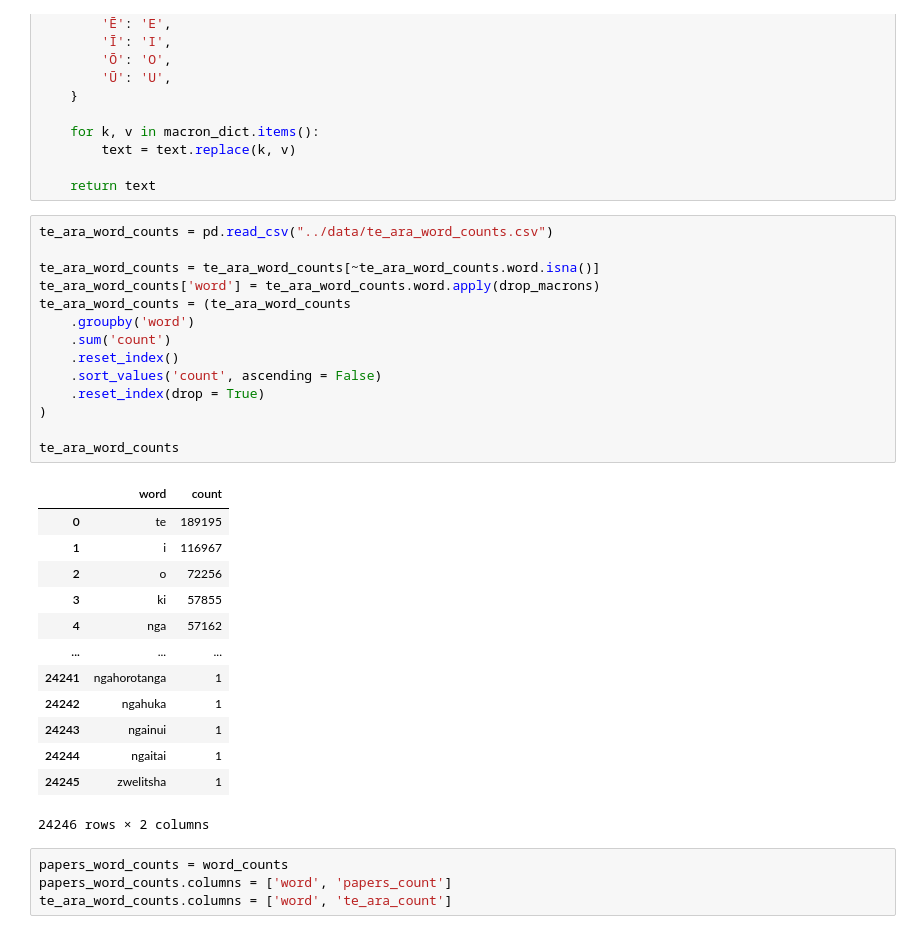
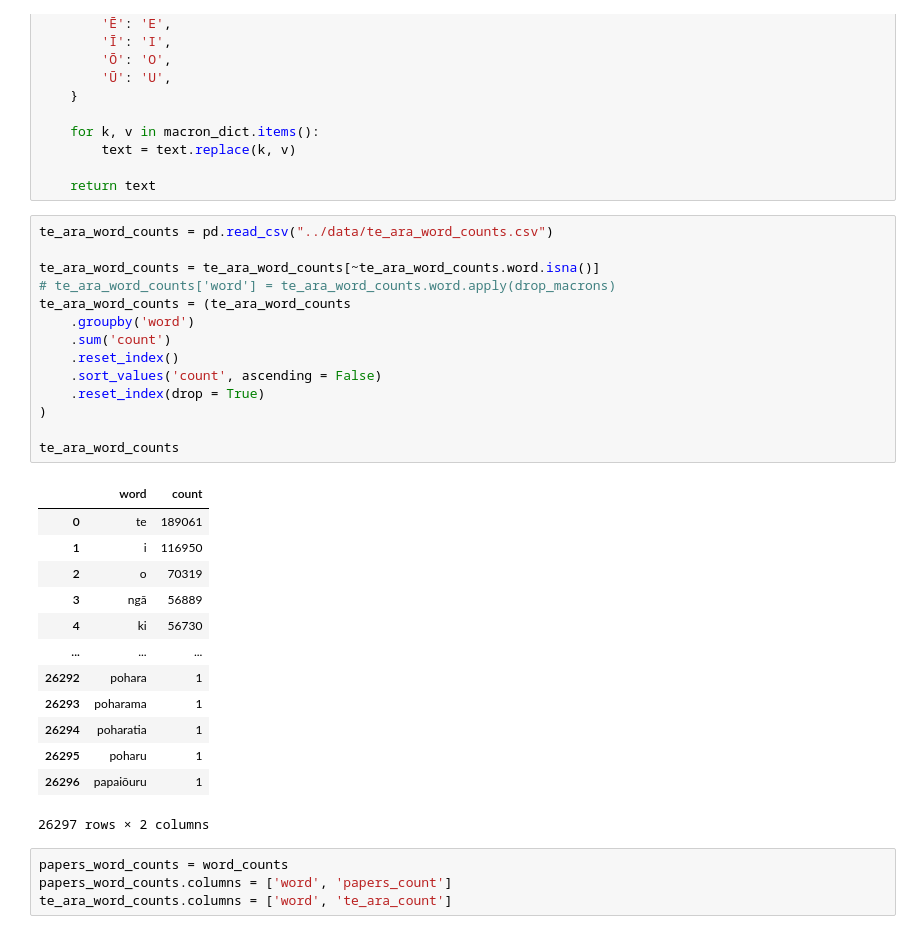
Before and after one commit to mathematiguy/word-embeddings, a Jupyter notebook: analysis/cleaning_papers_past.ipynb, the cells around one changed output. Saved outputs shown, nothing was run; the diff lists cells and outputs as text.

```diff
--- a/analysis/cleaning_papers_past.ipynb
+++ b/analysis/cleaning_papers_past.ipynb
@@ -157,31 +158,31 @@ def drop_macrons(text):
 # %%
 te_ara_word_counts = pd.read_csv("../data/te_ara_word_counts.csv")
 
 te_ara_word_counts = te_ara_word_counts[~te_ara_word_counts.word.isna()]
-te_ara_word_counts['word'] = te_ara_word_counts.word.apply(drop_macrons)
+# te_ara_word_counts['word'] = te_ara_word_counts.word.apply(drop_macrons)
 te_ara_word_counts = (te_ara_word_counts
     .groupby('word')
     .sum('count')
     .reset_index()
     .sort_values('count', ascending = False)
     .reset_index(drop = True)
 )
 
 te_ara_word_counts
 # %% [output]
 |  | word | count |
-| 0 | te | 189195 |
-| 1 | i | 116967 |
-| 2 | o | 72256 |
-| 3 | ki | 57855 |
-| 4 | nga | 57162 |
+| 0 | te | 189061 |
+| 1 | i | 116950 |
+| 2 | o | 70319 |
+| 3 | ngā | 56889 |
+| 4 | ki | 56730 |
 | ... | ... | ... |
-| 24241 | ngahorotanga | 1 |
-| 24242 | ngahuka | 1 |
-| 24243 | ngainui | 1 |
-| 24244 | ngaitai | 1 |
-| 24245 | zwelitsha | 1 |
+| 26292 | pohara | 1 |
+| 26293 | poharama | 1 |
+| 26294 | poharatia | 1 |
+| 26295 | poharu | 1 |
+| 26296 | papaiōuru | 1 |
-24246 rows × 2 columns
+26297 rows × 2 columns
 # %%
 papers_word_counts = word_counts
 papers_word_counts.columns = ['word', 'papers_count']
```
Also changed, not shown: parts of 25 cells of this notebook, 1 other file.
